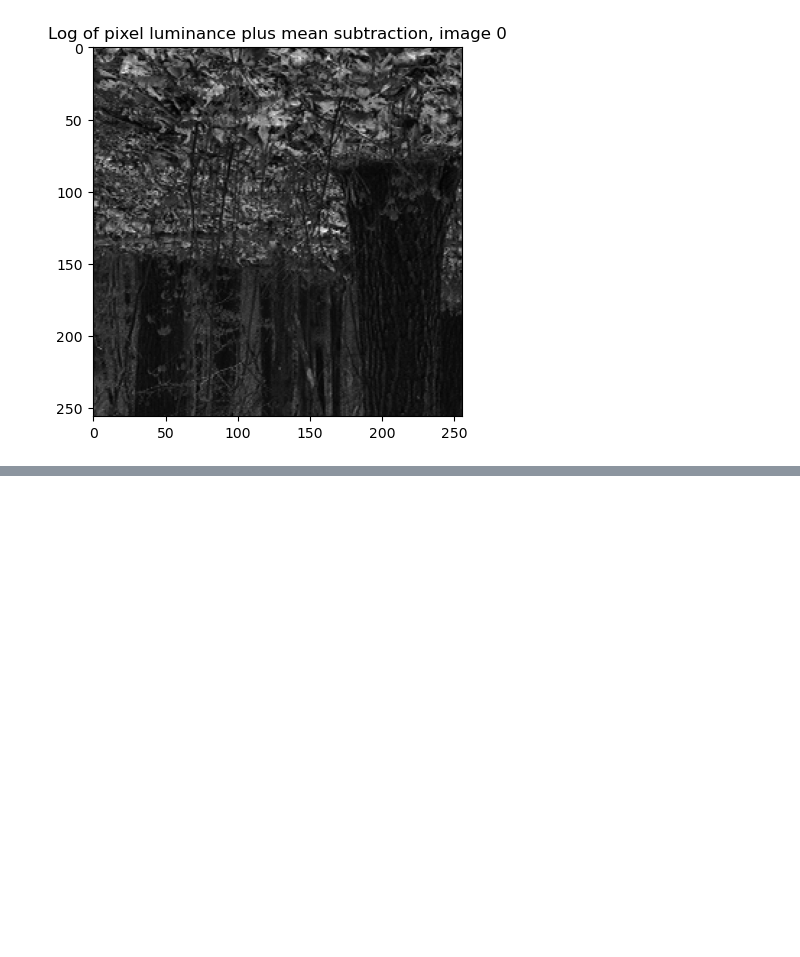
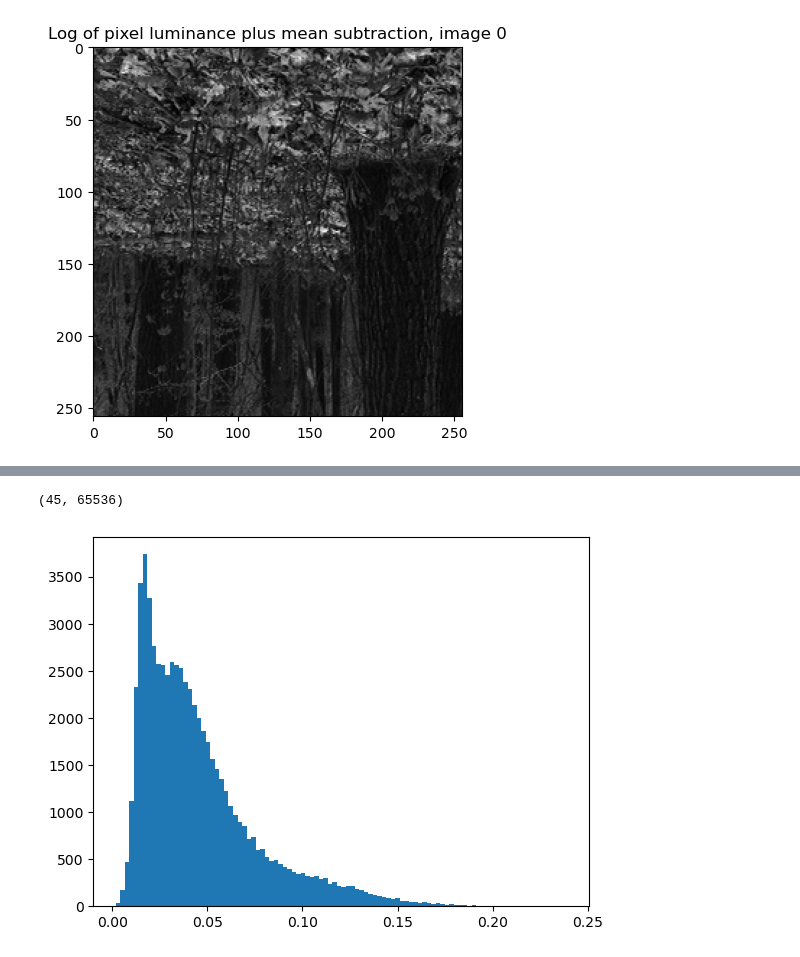
Before and after one commit to acumpelik/DSSC23, a Jupyter notebook: DSSC23-Homework5-Andrea_Cumpelik.ipynb, the cells around one changed output, grey strips where cells are left out. Cells and saved outputs as stored; diff of their text form; code cells hidden in the pictures; blank space fills up the shorter version.

Commit message:
computed histograms for flattened images, log luminance, and mean subtraction. mean subtracted one seems exactly the same as the original image, so I think I have an error there.

```diff
--- a/DSSC23-Homework5-Andrea_Cumpelik.ipynb
+++ b/DSSC23-Homework5-Andrea_Cumpelik.ipynb
@@ -76,0 +95,19 @@ plt.show()
+# %%
+def flatten_images(data):
+    flattened = np.zeros((len(ruderman), dim*dim))
+    for image in range(len(data)):
+        fname = f'image_{image}'
+        img = data[fname]
+        flattened[image] = img.flatten()
+    return flattened
+
+flattened_images = flatten_images(ruderman)
+print(flattened_images.shape)
+# %% [output]
+(45, 65536)
+# %%
+# Plot the luminance distribution of a single image
+plt.hist(flattened_images[0], bins=100)
+plt.show()
+# %% [output]
+[figure, added]
```
Also changed, not shown: parts of 8 cells of this notebook.
